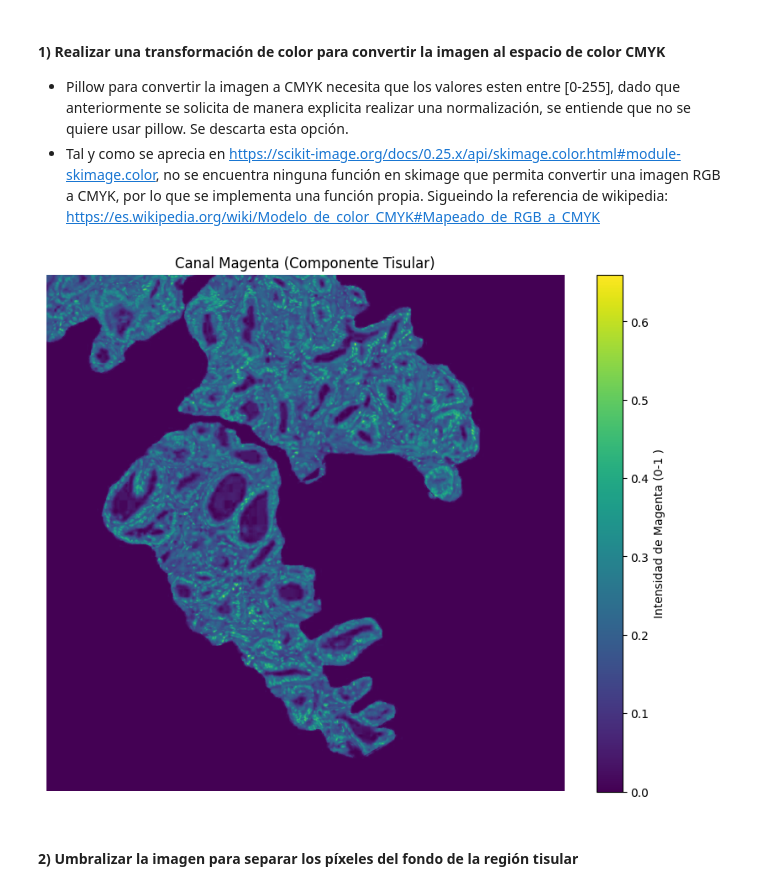
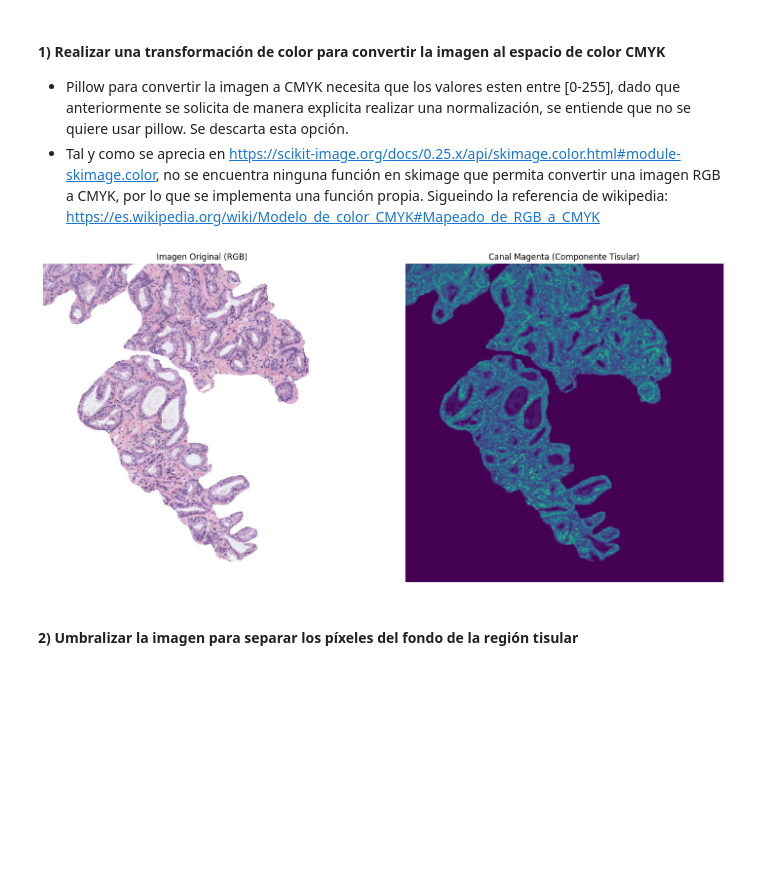
Before and after one commit to MichaeLaudrup/Aprendizaje_supervisado_VIU, a Jupyter notebook: Actividad1_Computer_Vision/Actividad_Computer_Vision_C1.ipynb, the cells around one changed output. Drawn from its saved outputs; the diff is of its cells as text; code cells hidden in the pictures; blank space fills up the shorter version.

```diff
--- a/Actividad1_Computer_Vision/Actividad_Computer_Vision_C1.ipynb
+++ b/Actividad1_Computer_Vision/Actividad_Computer_Vision_C1.ipynb
@@ -11,12 +11,10 @@ import matplotlib.pyplot as plt
 # Leer las imágenes
 histoRGB = io.imread('histo_2.jpg')
 
-# Normalizar la imagen para que los píxeles se encuentren en el rango [0, 1]
 MAX_RGB_VAL = 255
 MIN_RGB_VAL = 0
-histoRGB_normalized =  histoRGB.astype(float) / 255
+histoRGB_normalized =  histoRGB.astype(float) / MAX_RGB_VAL
 
-# Visualizar la imagen
 plt.figure(figsize=(10,8))
 plt.imshow(histoRGB)
 plt.axis('off')
@@ -31,39 +29,41 @@ plt.show()
 # %%
 def rgb_to_cmyk_vectorized(rgb_img):
     """
     Convierte una imagen RGB (normalizada en [0, 1]) a CMYK usando operaciones de NumPy.
     Devuelve una única imagen CMYK de 4 canales.
     """
-    # Extraer canales
     r = rgb_img[:, :, 0]
     g = rgb_img[:, :, 1]
     b = rgb_img[:, :, 2]
 
     k = 1 - np.maximum.reduce([r, g, b])
 
     # Evitar la división por cero para los píxeles que son completamente negros.
     c = np.where(k == 1, 0, (1 - r - k) / (1 - k))
     m = np.where(k == 1, 0, (1 - g - k) / (1 - k))
     y = np.where(k == 1, 0, (1 - b - k) / (1 - k))
 
     cmyk_img = np.stack([c, m, y, k], axis=-1)
     return cmyk_img
 
 # Convertir la imagen normalizada a CMYK
 cmyk_img = rgb_to_cmyk_vectorized(histoRGB_normalized)
 
-# Extraer la componente magenta de la imagen (que corresponde a la región tisular)
-# Los canales CMYK están en el orden: C, M, Y, K
+# Extraer la componente magenta de la imagen
 magenta_channel = cmyk_img[:, :, 1]
 
-# Visualizar
-plt.figure(figsize=(10, 8))
-plt.imshow(magenta_channel)
-plt.title('Canal Magenta (Componente Tisular)')
-plt.axis('off')
-plt.colorbar(label='Intensidad de Magenta (0-1 )') # La barra de color se ajustará al rango de CMYK de Pillow
+fig, axes = plt.subplots(1, 2, figsize=(15, 7))
+
+axes[0].imshow(histoRGB_normalized)
+axes[0].set_title('Imagen Original (RGB)')
+axes[0].axis('off')
+
+im = axes[1].imshow(magenta_channel)
+axes[1].set_title('Canal Magenta (Componente Tisular)')
+axes[1].axis('off')
+plt.tight_layout()
 plt.show()
 # %% [output]
-[figure, old version]
+[figure, new version]
 # %% [markdown]
 #### 2) Umbralizar la imagen para separar los píxeles del fondo de la región tisular
```
Also changed, not shown: parts of 14 cells of this notebook, 15 other files.
